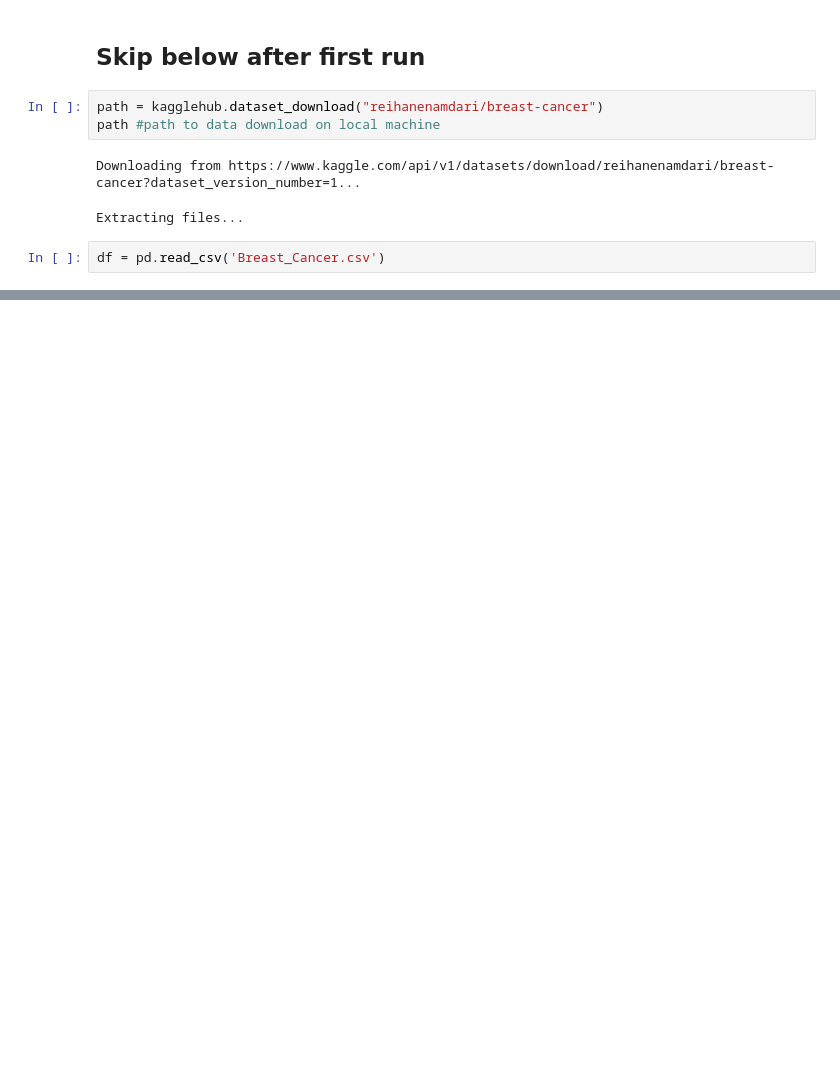
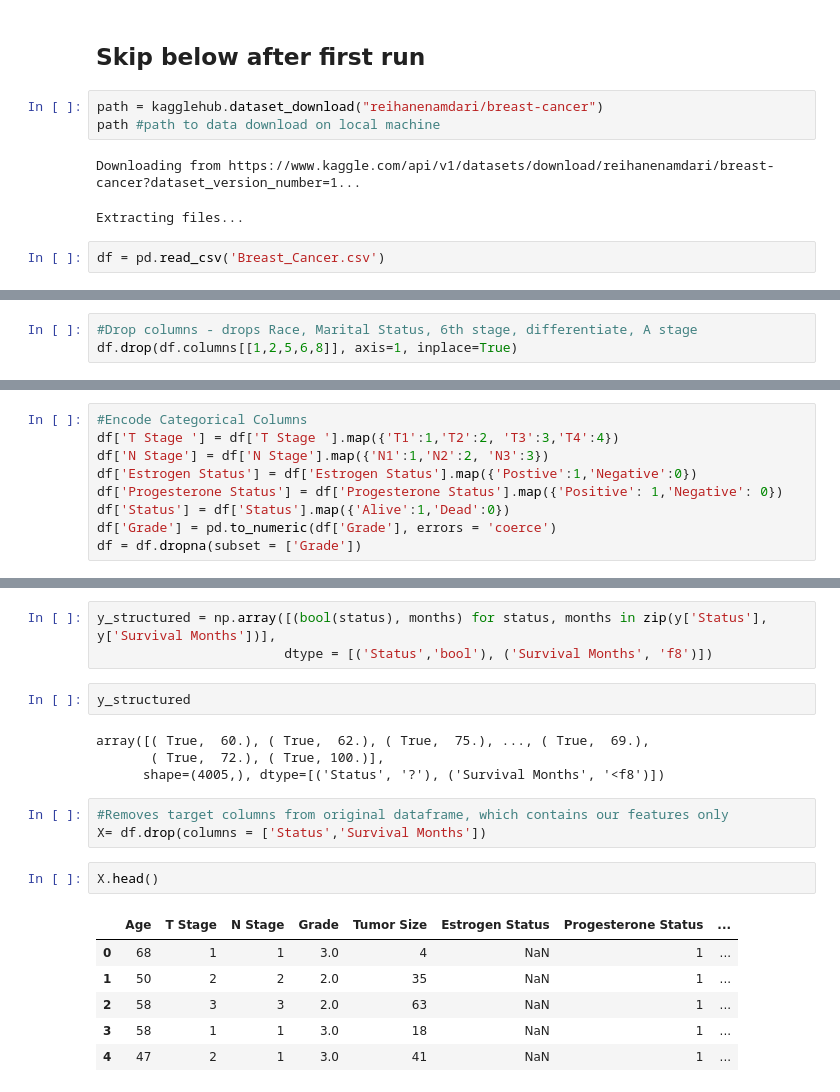
Before and after one commit to Diggy696/BreastCancerPrognosis, a Jupyter notebook: BreastCancerPrognosis.ipynb, the cells around one changed output, grey strips where cells are left out. Cells and saved outputs as stored; diff of their text form; blank space fills up the shorter version.

```diff
--- a/BreastCancerPrognosis.ipynb
+++ b/BreastCancerPrognosis.ipynb
@@ -20,3 +26,6 @@ df.head()
 | 2 | 58 | White | Divorced | T3 | N3 | IIIC | Moderately differentiated | 2 | Regional | ... |
 | 3 | 58 | White | Married | T1 | N1 | IIA | Poorly differentiated | 3 | Regional | ... |
 | 4 | 47 | White | Married | T2 | N1 | IIB | Poorly differentiated | 3 | Regional | ... |
+# %%
+#Drop columns - drops Race, Marital Status, 6th stage, differentiate, A stage
+df.drop(df.columns[[1,2,5,6,8]], axis=1, inplace=True)
@@ -22,0 +39,9 @@ df.head()
+# %%
+#Encode Categorical Columns
+df['T Stage '] = df['T Stage '].map({'T1':1,'T2':2, 'T3':3,'T4':4})
+df['N Stage'] = df['N Stage'].map({'N1':1,'N2':2, 'N3':3})
+df['Estrogen Status'] = df['Estrogen Status'].map({'Postive':1,'Negative':0})
+df['Progesterone Status'] = df['Progesterone Status'].map({'Positive': 1,'Negative': 0})
+df['Status'] = df['Status'].map({'Alive':1,'Dead':0})
+df['Grade'] = pd.to_numeric(df['Grade'], errors = 'coerce')
+df = df.dropna(subset = ['Grade'])
@@ -22,0 +72,21 @@ df.head()
+# %%
+y_structured = np.array([(bool(status), months) for status, months in zip(y['Status'], y['Survival Months'])],
+                        dtype = [('Status','bool'), ('Survival Months', 'f8')])
+# %%
+y_structured
+# %% [output]
+array([( True,  60.), ( True,  62.), ( True,  75.), ..., ( True,  69.),
+       ( True,  72.), ( True, 100.)],
+      shape=(4005,), dtype=[('Status', '?'), ('Survival Months', '<f8')])
+# %%
+#Removes target columns from original dataframe, which contains our features only
+X= df.drop(columns = ['Status','Survival Months'])
+# %%
+X.head()
+# %% [output]
+|  | Age | T Stage | N Stage | Grade | Tumor Size | Estrogen Status | Progesterone Status | ... |
+| 0 | 68 | 1 | 1 | 3.0 | 4 | NaN | 1 | ... |
+| 1 | 50 | 2 | 2 | 2.0 | 35 | NaN | 1 | ... |
+| 2 | 58 | 3 | 3 | 2.0 | 63 | NaN | 1 | ... |
+| 3 | 58 | 1 | 1 | 3.0 | 18 | NaN | 1 | ... |
+| 4 | 47 | 2 | 1 | 3.0 | 41 | NaN | 1 | ... |
```
Also changed, not shown: parts of 18 cells of this notebook.
